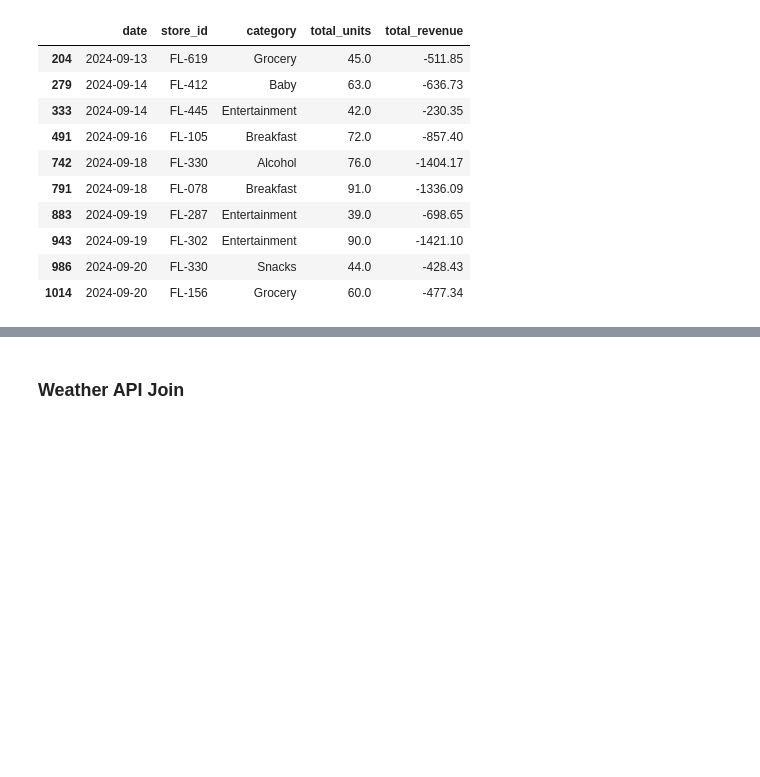
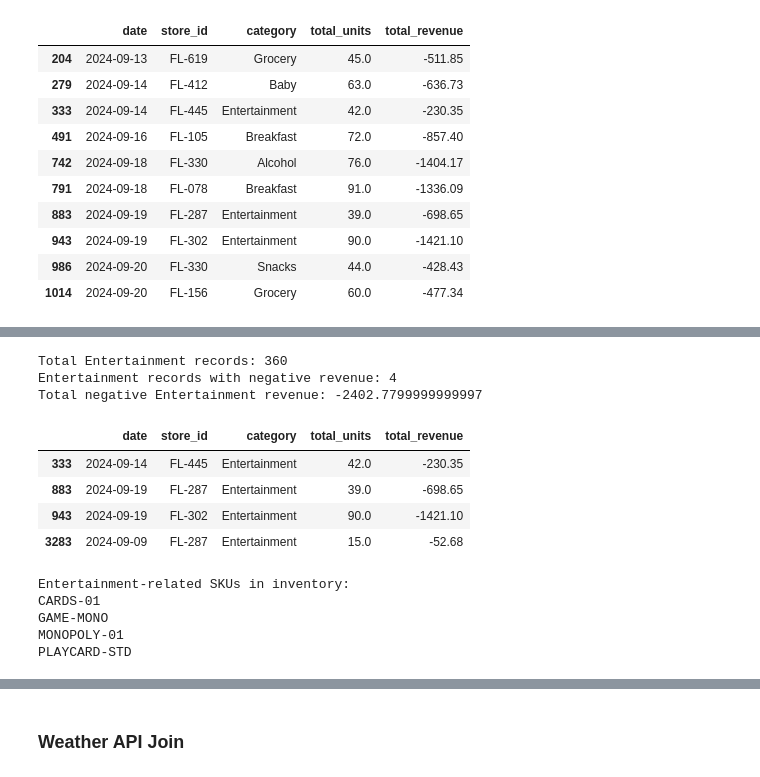
Before and after one commit to raffaellaalpaca-ai/walmart-hurricane-project, a Jupyter notebook: Walmart_Midterm_Notebook_(DS_2002).ipynb, the cells around one changed output, grey strips where cells are left out. Drawn from its saved outputs; the diff is of its cells as text; code cells hidden in the pictures; blank space fills up the shorter version.

```diff
--- a/Walmart_Midterm_Notebook_(DS_2002).ipynb
+++ b/Walmart_Midterm_Notebook_(DS_2002).ipynb
@@ -1321,3 +1321,19 @@ Records with negative sales values:
 | 943 | 2024-09-19 | FL-302 | Entertainment | 90.0 | -1421.10 |
 | 986 | 2024-09-20 | FL-330 | Snacks | 44.0 | -428.43 |
 | 1014 | 2024-09-20 | FL-156 | Grocery | 60.0 | -477.34 |
+# %%
+# Fixing the date columns
+daily_sales_sql["date"] = pd.to_datetime(
+    daily_sales_sql["date"],
+    format="mixed"
+)
+
+inventory_sql["date"] = pd.to_datetime(
+    inventory_sql["date"]
+)
+
+print("Daily Sales date type:")
+print(daily_sales_sql["date"].dtype)
+
+print("\nInventory date type:")
+print(inventory_sql["date"].dtype)
@@ -1323,0 +1393,43 @@ Records with negative sales values:
+# %%
+#get only Entertainment records
+entertainment_sql = daily_sales_sql[
+    daily_sales_sql["category"] == "Entertainment"
+].copy()
+
+#find Entertainment records with negative revenue
+negative_entertainment = entertainment_sql[
+    entertainment_sql["total_revenue"] < 0
+]
+print("Total Entertainment records:", len(entertainment_sql))
+print("Entertainment records with negative revenue:",
+      len(negative_entertainment))
+
+print("Total negative Entertainment revenue:",
+      negative_entertainment["total_revenue"].sum())
+
+display(negative_entertainment)
+# %% [output]
+Total Entertainment records: 360
+Entertainment records with negative revenue: 4
+Total negative Entertainment revenue: -2402.7799999999997
+|  | date | store_id | category | total_units | total_revenue |
+| 333 | 2024-09-14 | FL-445 | Entertainment | 42.0 | -230.35 |
+| 883 | 2024-09-19 | FL-287 | Entertainment | 39.0 | -698.65 |
+| 943 | 2024-09-19 | FL-302 | Entertainment | 90.0 | -1421.10 |
+| 3283 | 2024-09-09 | FL-287 | Entertainment | 15.0 | -52.68 |
+# %%
+# Find SKUs related to board games and entertainment
+print("Entertainment-related SKUs in inventory:")
+
+all_skus = sorted(inventory_sql["sku"].dropna().unique())
+
+for sku in all_skus:
+    if any(word in sku.upper() for word in
+           ["MONOPOLY", "GAME", "CARD", "UNO"]):
+        print(sku)
+# %% [output]
+Entertainment-related SKUs in inventory:
+CARDS-01
+GAME-MONO
+MONOPOLY-01
+PLAYCARD-STD
```
Also changed, not shown: parts of 32 cells of this notebook.
